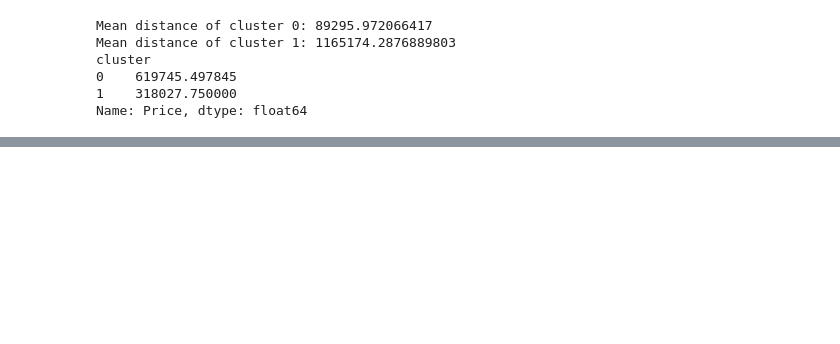
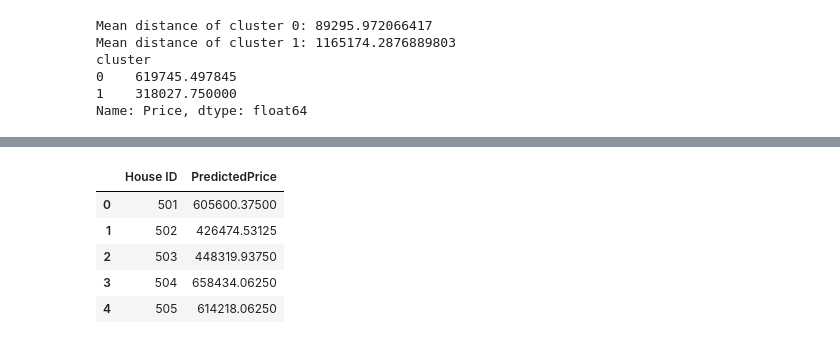
Before and after one commit to casperpriem05/DeepLearning, a Jupyter notebook: main.ipynb, the cells around one changed output, grey strips where cells are left out. Saved outputs shown, nothing was run; the diff lists cells and outputs as text; code cells hidden in the pictures; blank space fills up the shorter version.

```diff
--- a/main.ipynb
+++ b/main.ipynb
@@ -216,6 +221,18 @@ print(train.head())
 2        356761.999625
 3        366151.192977
 4        356761.999625
+# %%
+#apply the same on test.csv
+test = pd.read_csv('test.csv')
+gdf_properties = gpd.GeoDataFrame(
+    test,
+    geometry=gpd.points_from_xy(test.Longitude, test.Latitude),
+    crs="EPSG:4326"
+)
+gdf_properties = gdf_properties.to_crs(epsg=3857)
+test['distance_to_coast_m'] = gdf_properties.geometry.apply(
+    lambda point: coastline.distance(point).min()
+)
 # %%
 plt.figure(figsize=(10, 6))
 plt.hist(train['distance_to_coast_m'], bins=50, edgecolor='black')
@@ -274,0 +276,9 @@ train
+# %%
+train.drop('cluster', axis=1, inplace=True)
+# %%
+lower_bound = Q1 - 1.5*IQR
+upper_bound = Q3 + 1.5*IQR
+train = train[(train["Price"] >= lower_bound) & (train["Price"] <= upper_bound)]
+train.reset_index(drop=True, inplace=True)
+
+print(f"Shape after removing outliers: {train.shape}")
@@ -274,0 +426,19 @@ train
+# %%
+feature_cols = ["Bedrooms", "Bathrooms", "Area", "Latitude", "Longitude", "distance_to_coast_m"]
+X_test_new = test[feature_cols].values
+
+# Predict using the best model (trained on log-transformed target values)
+y_pred_log = best_model.predict(X_test_new)
+
+# Invert the log transformation (np.expm1 is the inverse of np.log1p)
+y_pred = np.expm1(y_pred_log)
+
+
+submission = pd.DataFrame({
+    'House ID': test['House ID'],
+    'PredictedPrice': y_pred.flatten()
+})
+
+submission.to_csv('submission_without_outliers_corrected.csv', index=False)
+submission.head()
+# %% [output]
@@ -274,0 +446,6 @@ train
+|  | House ID | PredictedPrice |
+| 0 | 501 | 605600.37500 |
+| 1 | 502 | 426474.53125 |
+| 2 | 503 | 448319.93750 |
+| 3 | 504 | 658434.06250 |
+| 4 | 505 | 614218.06250 |
```
Also changed, not shown: parts of 11 cells of this notebook.
